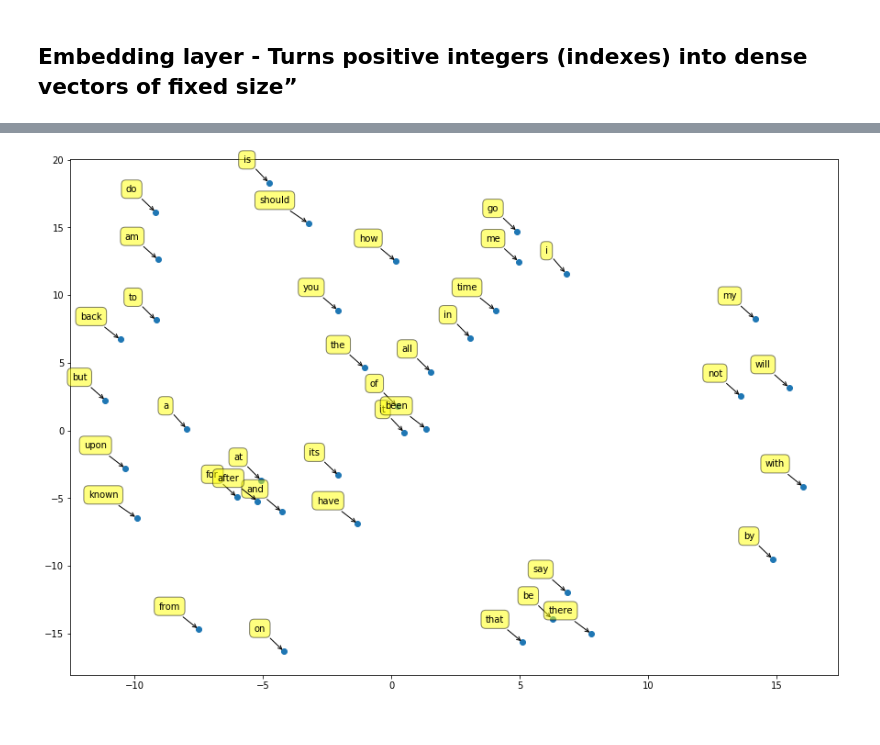
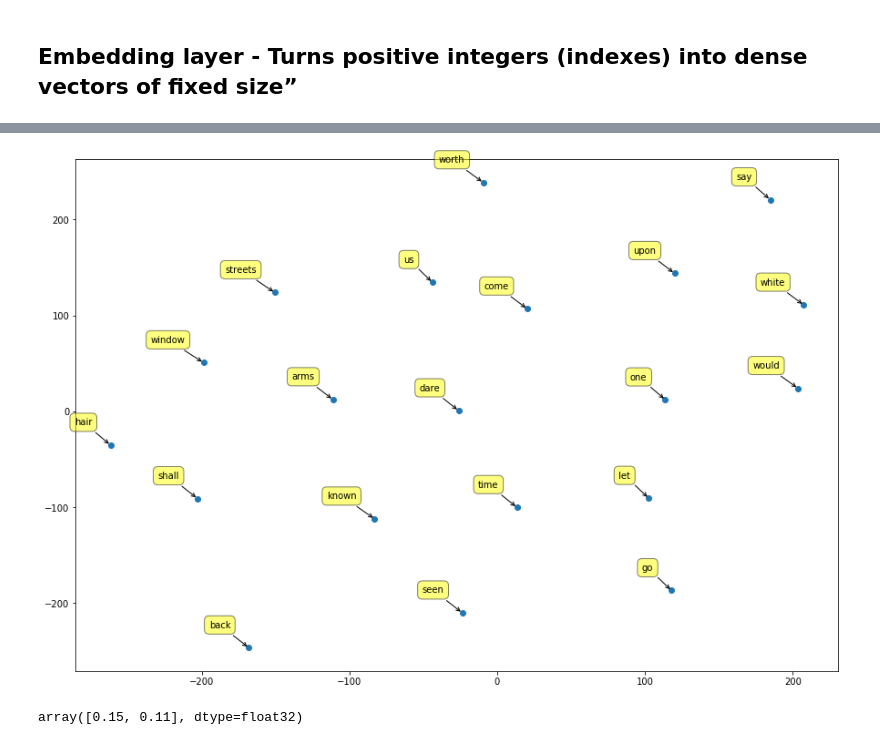
Before and after one commit to mattdns1006/Embedding-txt8, a Jupyter notebook: main.ipynb, the cells around one changed output, grey strips where cells are left out. Saved outputs shown, nothing was run; the diff lists cells and outputs as text; code cells hidden in the pictures.

```diff
--- a/main.ipynb
+++ b/main.ipynb
@@ -134,5 +148,7 @@ There are 407 unique words in data set.
 # %%
-for i in range(5):
+data_obj = Data_obj(batch_size=BATCH_SIZE,clean_data=df_clean)
+generate_batch = data_obj.generator()
+for i in range(2):
     data = next(generate_batch)
     print(data_obj.current_sentence,data_obj.inverse_tokenizer_sentence(data_obj.current_sentence))
     for i in data:
@@ -185,15 +197,23 @@ learning_rate = tf.placeholder(tf.float32)
 optimizer = tf.train.GradientDescentOptimizer(learning_rate).minimize(loss)
 saver = tf.train.Saver()
 model_path = "/tmp/model.ckpt"
+
+#cosine similarity
+embedding_norm=tf.nn.l2_normalize(embeddings,axis=1)
+similarity = tf.matmul(embedding_norm, tf.transpose(embedding_norm))
 # %%
+load = True
 with tf.Session() as sess:
-    init = tf.global_variables_initializer()
-    sess.run(init)
+    if load == True:
+        saver.restore(sess,model_path)
+    else:
+        init = tf.global_variables_initializer()
+        sess.run(init)
     embeddings_before = embeddings.eval()
     data_obj = Data_obj(batch_size=BATCH_SIZE,clean_data=df_clean)
     generate_batch = data_obj.generator()
     cur_losses = []
-    lr = 0.3
+    lr = 0.2
     while True:
         data = next(generate_batch)
         feed_dict = {train_inputs: data[:,0],train_context:data[:,[1]],learning_rate:lr}
@@ -203,7 +223,7 @@ with tf.Session() as sess:
             print("{0} seen with running loss of {1:.3f}. Current epoch = {2}. Current lr = {3:.3f}".format(data_obj.total_examples_seen,np.mean(cur_losses),data_obj.epoch,lr))
             cur_losses = []
             lr /= 1.0
-        if data_obj.epoch == 500:
+        if data_obj.epoch == 50:
             print("Finished.")
             break
     save_path = saver.save(sess,model_path )
@@ -228,9 +246,16 @@ There are 407 unique words in data set.
 Finished.
 # %%
+def df_examples(word,df_clean):
+    for sentence in df_clean:
+        words = sentence.split(" ")
+        if word in sentence:
+            print(sentence)
+
 with tf.Session() as sess:
     saver.restore(sess,model_path)
     top_n_words = 3
-    for word_no in range(1,vocabulary_size)[:20]:
+    cosine_similarity = similarity.eval()
+    for word_no in range(1,vocabulary_size):
         word = data_obj.inverse_tokenizer(word_no)
         feed_dict={train_inputs:np.array([word_no])}
         word_embed, word_pred = sess.run([embed,soft_max],feed_dict)
@@ -240,6 +265,7 @@ with tf.Session() as sess:
         print(word,word_no)
         #print(word_pred)
         print(data_obj.inverse_tokenizer_sentence(top_n_args))
+        df_examples(word,df_clean)
 # %% [output]
 INFO:tensorflow:Restoring parameters from /tmp/model.ckpt
 
@@ -284,19 +287,27 @@ reduced_embeddings = TSNE(n_components=2).fit_transform(learnt_embeddings)[:n_wo
 # %%
-labels = [data_obj.inverse_tokenizer(word_no) for word_no in range(1,vocabulary_size)][:n_words_display]
+n_words_display = 20 # look at first n_words_display embedded
+pca = TSNE(n_components=2,perplexity=10)
+reduced_embeddings = pca.fit_transform(learnt_embeddings[1:n_words_display+1]) #first embedding is meaningless (cant index it)
+labels = [data_obj.inverse_tokenizer(word_no) for word_no in range(1,vocabulary_size)[:n_words_display]]
+
 plt.figure(figsize=(15,10))
 plt.subplots_adjust(bottom = 0.1)
 plt.scatter(
-    reduced_embeddings[1:, 0], reduced_embeddings[1:, 1], marker='o',
+    reduced_embeddings[:, 0], reduced_embeddings[:, 1], marker='o',
     cmap=plt.get_cmap('Spectral'))
 
-for label, x, y in zip(labels, reduced_embeddings[1:, 0], reduced_embeddings[1:, 1]):
+for label, x, y in zip(labels, reduced_embeddings[:, 0], reduced_embeddings[:, 1]):
     plt.annotate(
         label,
         xy=(x, y), xytext=(-20, 20),
         textcoords='offset points', ha='right', va='bottom',
         bbox=dict(boxstyle='round,pad=0.5', fc='yellow', alpha=0.5),
         arrowprops=dict(arrowstyle = '->', connectionstyle='arc3,rad=0'))
 
 plt.show()
 # %% [output]
-[figure, old version]
+[figure, new version]
+# %%
+pca.explained_variance_ratio_
+# %% [output]
+array([0.15, 0.11], dtype=float32)
```
Also changed, not shown: parts of 15 cells of this notebook.
